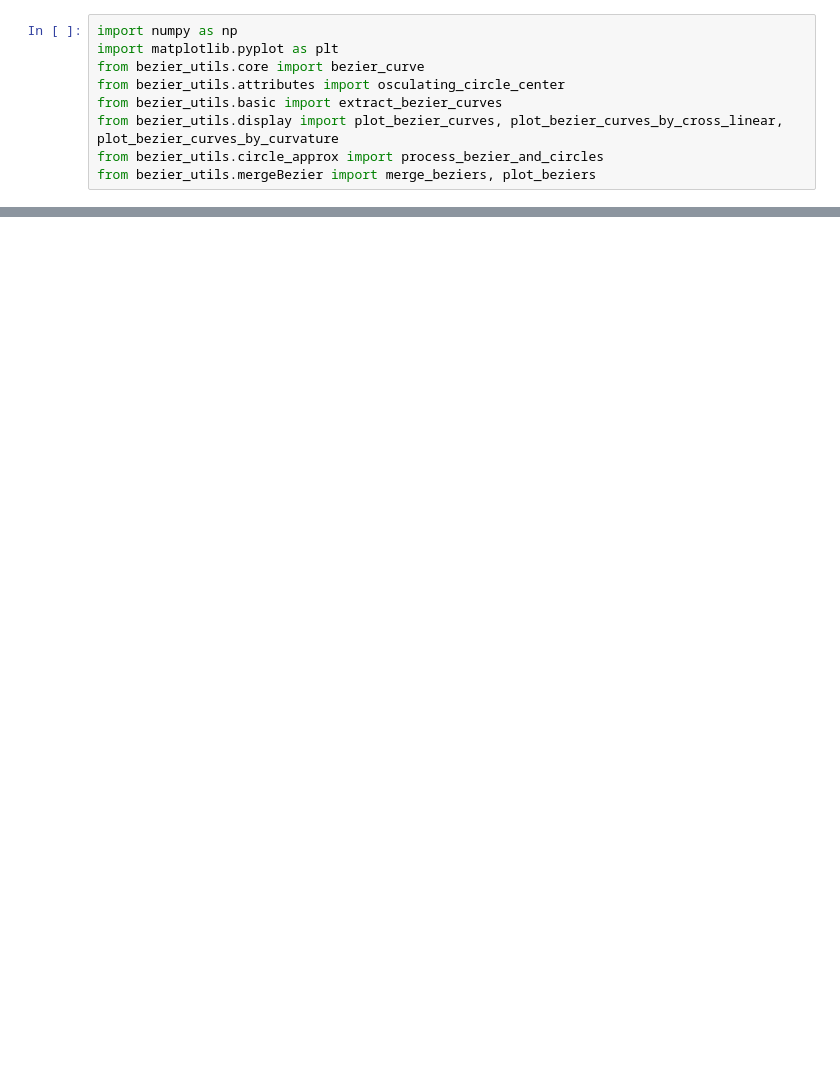
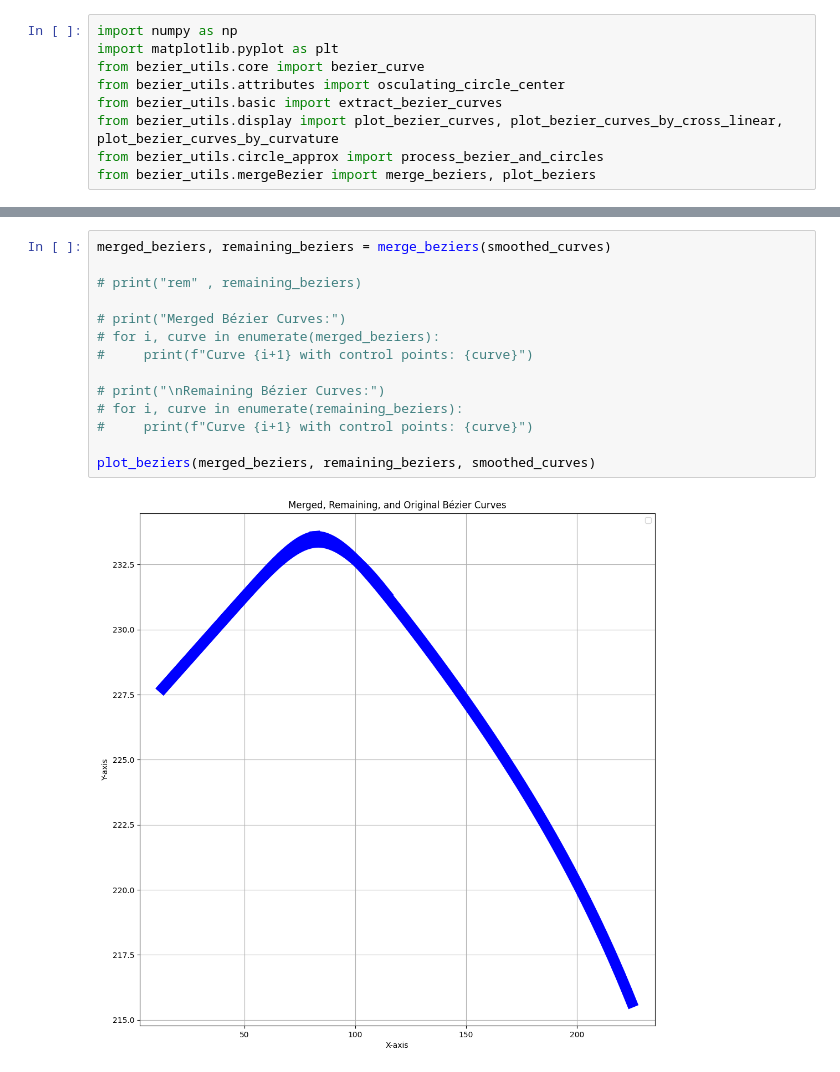
Before and after one commit to shubhamshinde6762/Adobe_Gensolve, a Jupyter notebook: reg.ipynb, the cells around one changed output, grey strips where cells are left out. Saved outputs shown, nothing was run; the diff lists cells and outputs as text; blank space fills up the shorter version.

```diff
--- a/reg.ipynb
+++ b/reg.ipynb
@@ -255,0 +323,16 @@ Tolerance: 50
+# %%
+merged_beziers, remaining_beziers = merge_beziers(smoothed_curves)
+
+# print("rem" , remaining_beziers)
+
+# print("Merged Bézier Curves:")
+# for i, curve in enumerate(merged_beziers):
+#     print(f"Curve {i+1} with control points: {curve}")
+
+# print("\nRemaining Bézier Curves:")
+# for i, curve in enumerate(remaining_beziers):
+#     print(f"Curve {i+1} with control points: {curve}")
+
+plot_beziers(merged_beziers, remaining_beziers, smoothed_curves)
+# %% [output]
+[figure, added]
```
Also changed, not shown: parts of 12 cells of this notebook, 5 other files.
